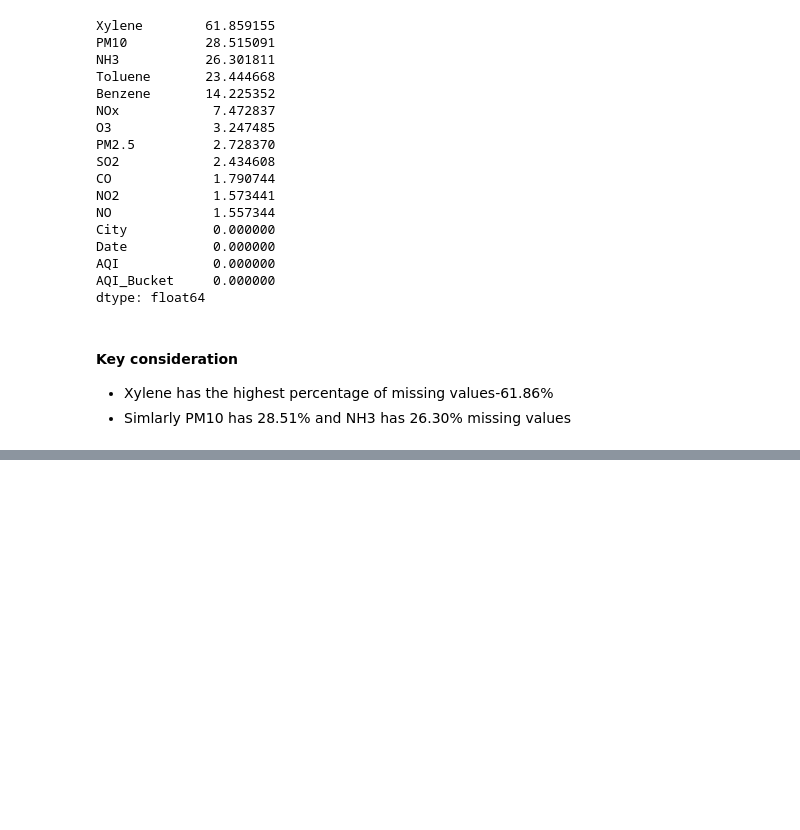
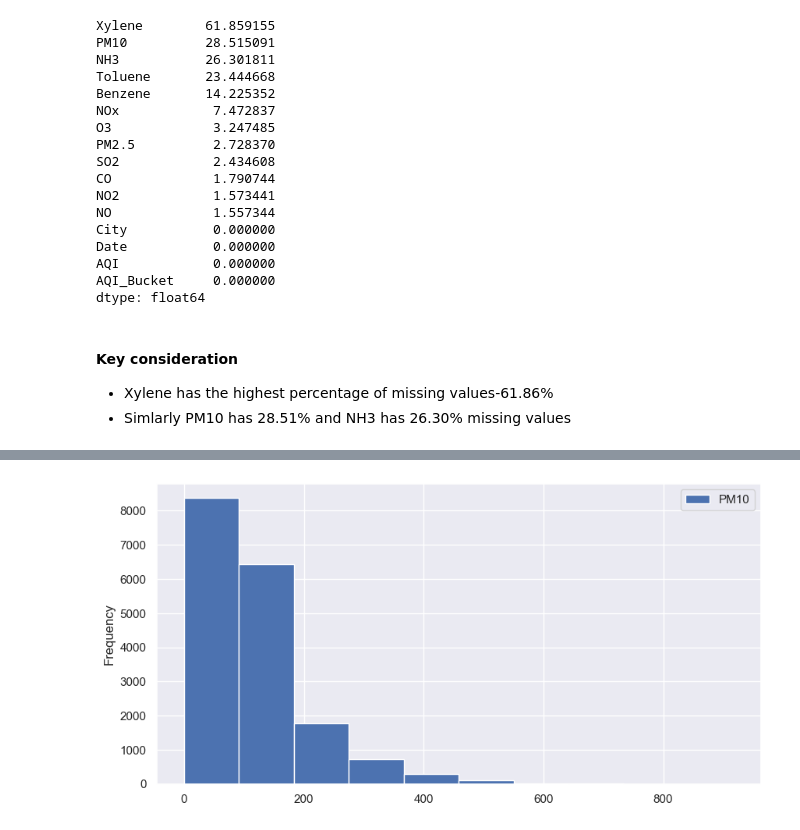
Before and after one commit to Subhendu29/Air-Quality-Index-Prediction-, a Jupyter notebook: AQI.ipynb, the cells around one changed output, grey strips where cells are left out. Drawn from its saved outputs; the diff is of its cells as text; code cells hidden in the pictures; blank space fills up the shorter version.

```diff
--- a/AQI.ipynb
+++ b/AQI.ipynb
@@ -130,0 +140,6 @@ dtype: float64
+# %%
+df['PM10'].plot(kind='hist',figsize=(10,5))
+plt.legend()
+plt.show()
+# %% [output]
+[figure, added]
```
Also changed, not shown: parts of 41 cells of this notebook.
